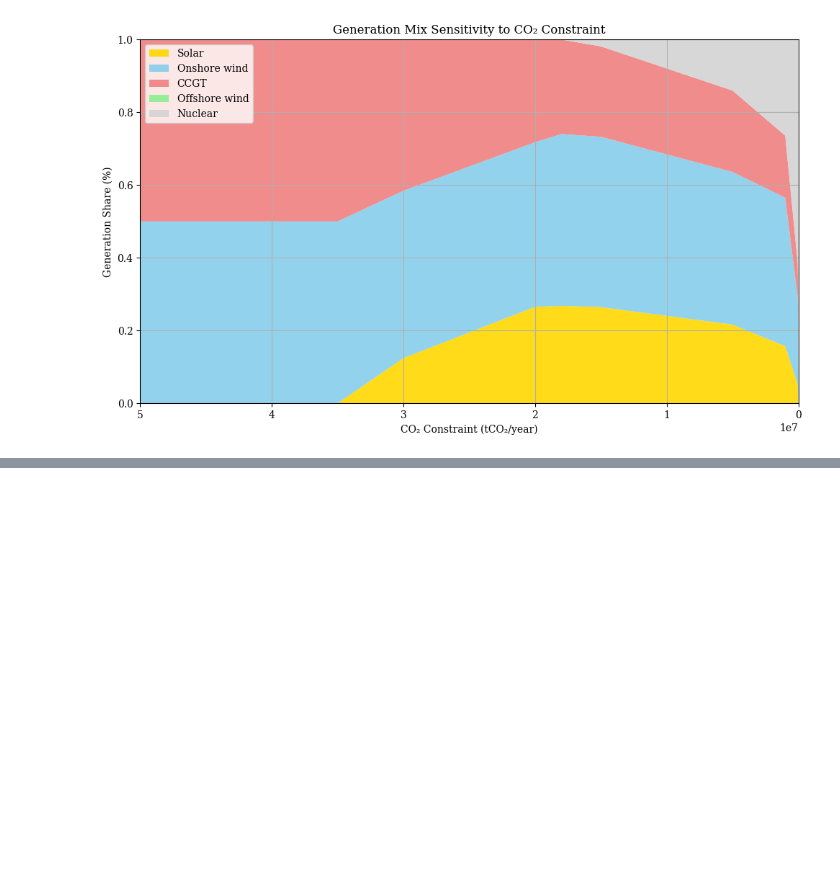
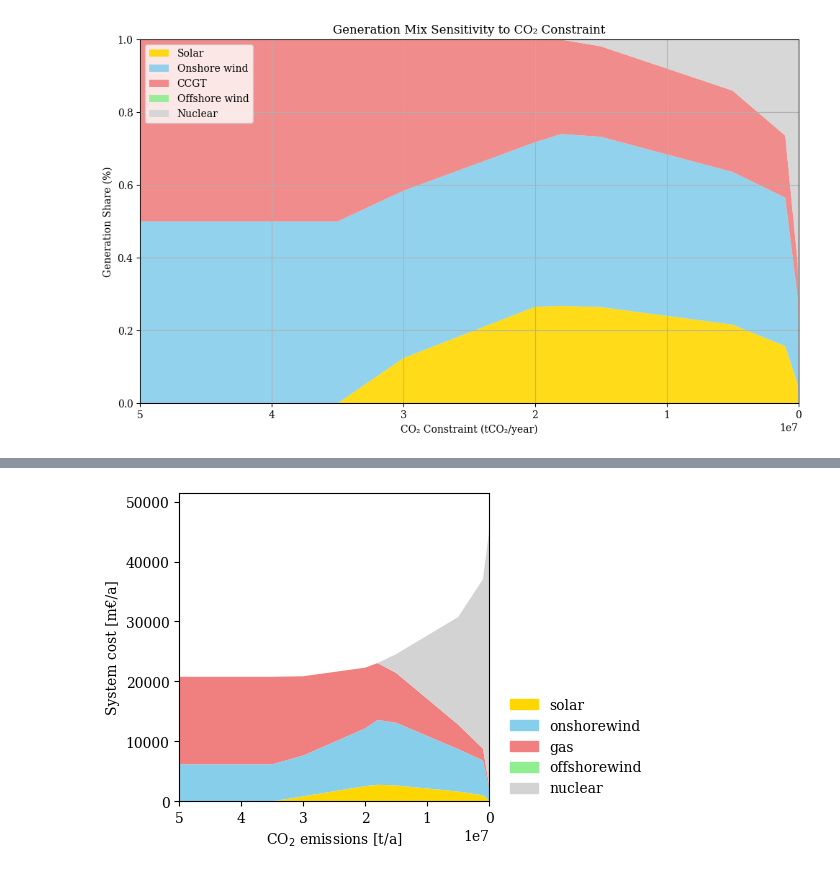
Before and after one commit to CarlosFdHL/ieg_project, a Jupyter notebook: Bmodel.ipynb, the cells around one changed output, grey strips where cells are left out. Cells and saved outputs as stored; diff of their text form; code cells hidden in the pictures; blank space fills up the shorter version.

Commit message:
Added system cost plot in model B

```diff
--- a/Bmodel.ipynb
+++ b/Bmodel.ipynb
@@ -286,10 +286,21 @@ for co2_limit in co2_limits:
 
     # Solve the network
     network = model(co2_limit)
+
+    capex = network.statistics.capex().div(1e6)  # million €/y
+    opex = network.statistics.opex().div(1e6) # million €/y
+    tsc = capex + opex
+    tsc = tsc.div(1e6)  # million €/y
+    co2_price = -network.global_constraints.mu['co2_limit']
+
     # Extract the optimized generator capacities
     results.append({
         "CO2_Limit": co2_limit,
-        "Capacity_MW": network.generators.p_nom_opt
+        "Capacity_MW": network.generators.p_nom_opt,
+        "CO2_Price": co2_price,
+        "System_capex": capex,  # million €/y
+        "System_opex": opex,  # million €/y
+        "System_cost": tsc,  # million €/y
     })
 
 # Save the results to a CSV file for further analysis
@@ -346,3 +357,6 @@ plt.gca().invert_xaxis()  # So tighter constraint appears on the right
 plt.tight_layout()
 # %% [output]
 [figure]
+# %%
+for result in results:
+    print(result["System_opex"])
@@ -348,0 +381,32 @@ plt.tight_layout()
+# %%
+system_costs = {}
+for result in results:
+    # Making sure that there is no NaN values, although in some scenarios some tecs dont have opex or capex values
+    capex = result["System_capex"].droplevel(0).reindex(result["System_capex"].index.levels[1], fill_value=0)
+    opex = result["System_opex"].droplevel(0).reindex(result["System_capex"].index.levels[1], fill_value=0)
+
+    # Add the costs to the dictionary
+    system_costs[result["CO2_Limit"]] = capex + opex
+
+labels = ['solar', 'onshorewind', 'gas', 'offshorewind', 'nuclear']  # Asegúrate de usar los nombres exactos
+colors = ['gold', 'skyblue', 'lightcoral', 'lightgreen', 'lightgrey']
+
+df = pd.DataFrame(system_costs).T
+
+df = df[labels]
+df.plot.area(
+    stacked=True,
+    linewidth=0,
+    color=colors,
+    figsize=(4, 4),
+    xlim = (0,50e6),
+    xlabel=r"CO$_2$ emissions [t/a]",
+    ylabel="System cost [m€/a]",
+    #ylim=(0, 4),
+)
+from matplotlib.patches import Patch
+legend_patches = [Patch(color=color, label=label) for color, label in zip(colors, labels)]
+plt.legend(handles=legend_patches, frameon=False, loc=(1.05, 0))
+plt.gca().invert_xaxis()
+# %% [output]
+[figure, added]
```
Also changed, not shown: parts of 4 cells of this notebook, 1 other file.
